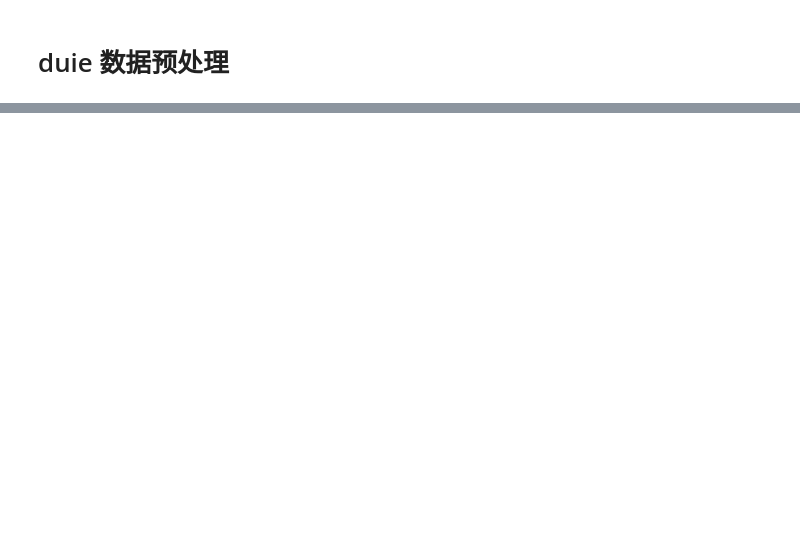
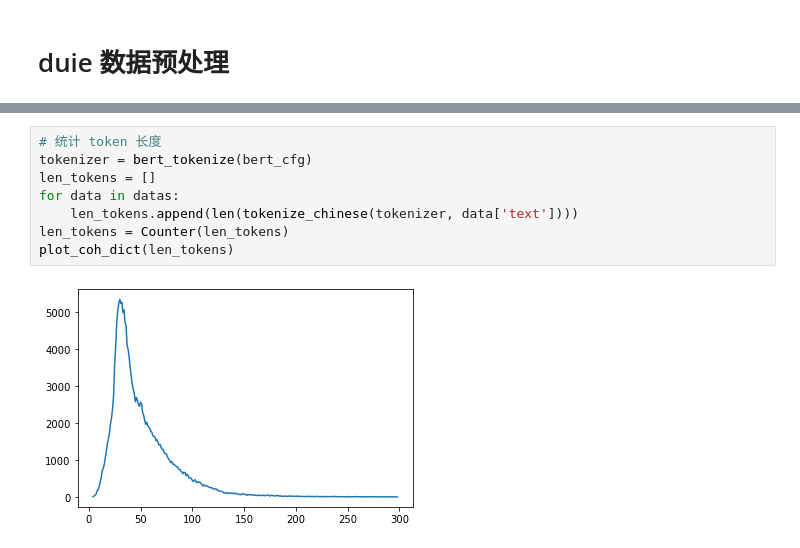
Before and after one commit to empty2enrich/TENER, a Jupyter notebook: data_preprocess/duie.ipynb, the cells around one changed output, grey strips where cells are left out. Cells and saved outputs as stored; diff of their text form; blank space fills up the shorter version.

```diff
--- a/data_preprocess/duie.ipynb
+++ b/data_preprocess/duie.ipynb
@@ -26,0 +216,10 @@ JSONDecodeError: Extra data: line 2 column 1 (char 828)
+# %%
+# 统计 token 长度
+tokenizer = bert_tokenize(bert_cfg)
+len_tokens = []
+for data in datas:
+    len_tokens.append(len(tokenize_chinese(tokenizer, data['text'])))
+len_tokens = Counter(len_tokens)
+plot_coh_dict(len_tokens)
+# %% [output]
+[figure, added]
```
Also changed, not shown: parts of 34 cells of this notebook, 4 other files.
